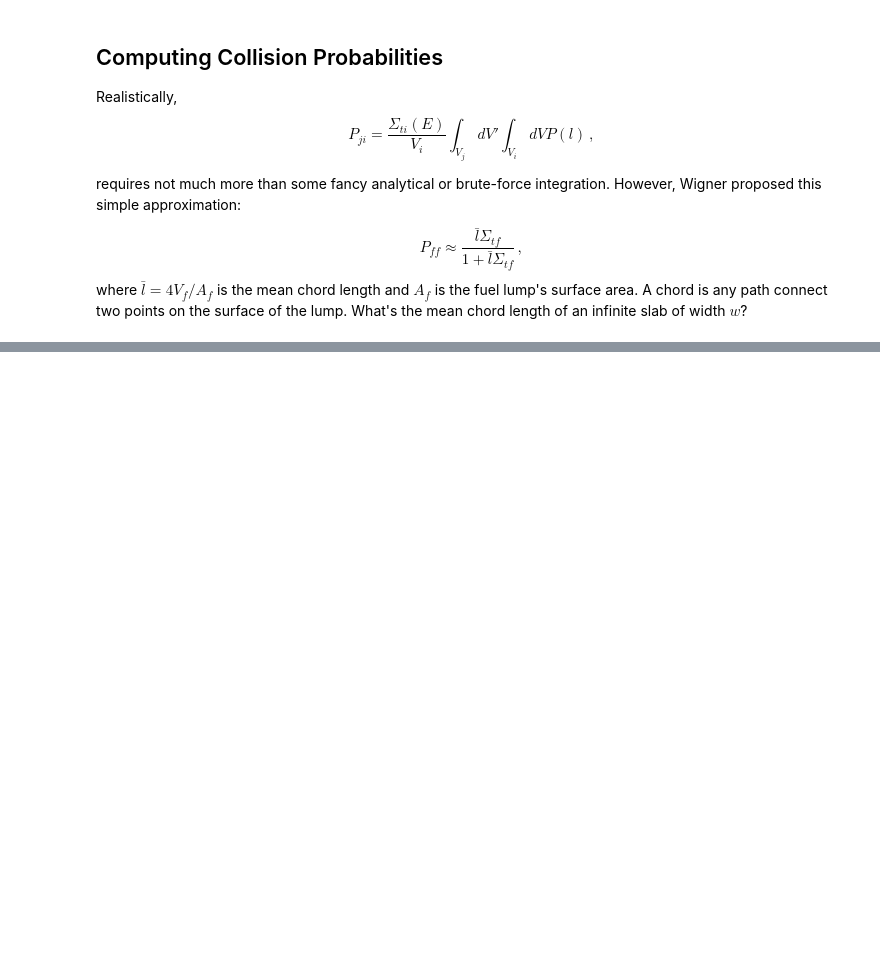
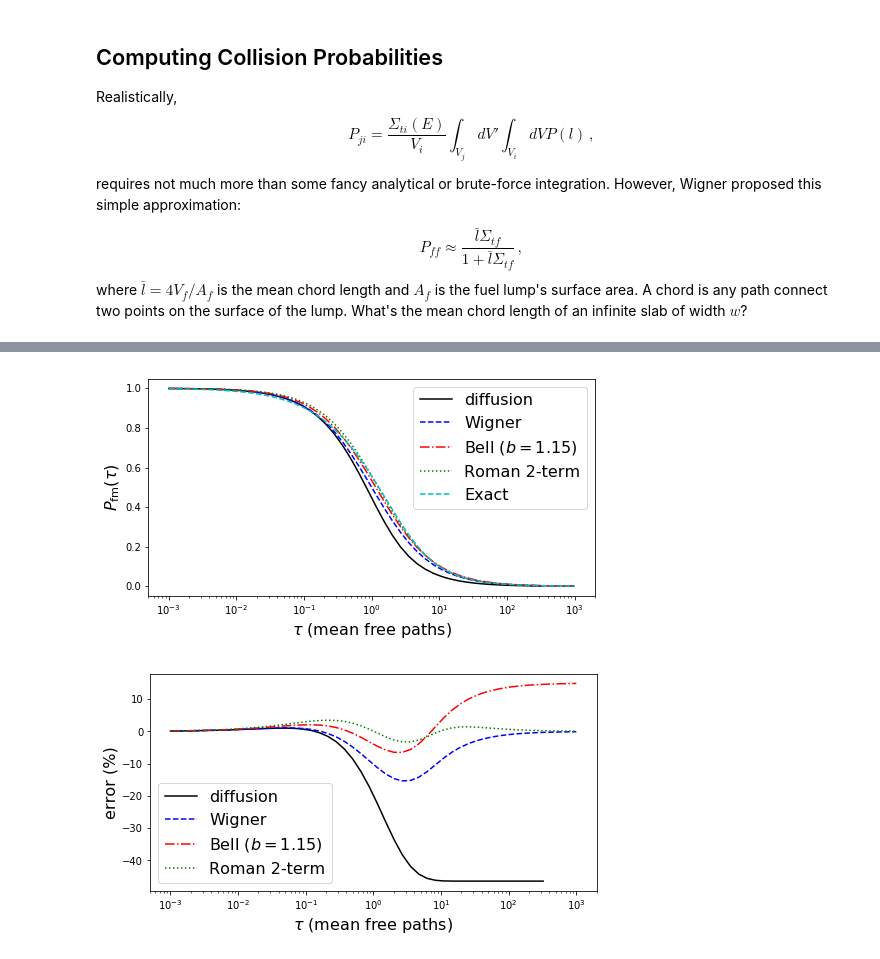
Before and after one commit to robertsj/applied_reactor_physics, a Jupyter notebook: slides/ARP_Lecture_4.ipynb, the cells around one changed output, grey strips where cells are left out. Drawn from its saved outputs; the diff is of its cells as text; code cells hidden in the pictures; blank space fills up the shorter version.

```diff
--- a/slides/ARP_Lecture_4.ipynb
+++ b/slides/ARP_Lecture_4.ipynb
@@ -117,0 +239,37 @@ where $\bar{l} = 4V_f / A_f$ is the mean chord length and $A_f$ is the fuel lump
+# %%
+import numpy as np
+from scipy.special import expn
+tau = np.logspace(-3, 3)
+sqrt = np.sqrt
+exp = np.exp
+Pfm_diffusion = 2*sqrt(3)*(exp(sqrt(3)*tau)-1)/(tau*((3 + 2*sqrt(3))*exp(sqrt(3)*tau) - 2*sqrt(3) + 3))
+Pfm_wigner = 1-tau/(1+tau)
+Pfm_bell = 1-tau/(1.15+tau)
+Pfm_roman = 1.1*(1.4)/(tau+1.4)-0.1*(5.4)/(tau+5.4)
+Pfm_exact =  1/(tau*0.5)*(0.5 - expn(3, tau*0.5))
+# %%
+import matplotlib.pyplot as plt
+
+plt.figure(1, figsize=(8,4))
+plt.semilogx(tau, Pfm_diffusion, 'k-', label='diffusion')
+plt.semilogx(tau, Pfm_wigner, 'b--', label='Wigner')
+plt.semilogx(tau, Pfm_bell, 'r-.', label='Bell ($b=1.15$)')
+plt.semilogx(tau, Pfm_roman, 'g:', label='Roman 2-term')
+plt.semilogx(tau, Pfm_exact, 'c--', label='Exact')
+plt.xlabel('$\\tau$ (mean free paths)',fontsize=16)
+plt.ylabel('$P_{\mathrm{fm}}(\\tau)$', fontsize=16)
+plt.legend(fontsize=16)
+
+plt.figure(2, figsize=(8,4))
+plt.semilogx(tau, 100*(Pfm_diffusion-Pfm_exact)/Pfm_exact, 'k-', label='diffusion')
+plt.semilogx(tau, 100*(Pfm_wigner-Pfm_exact)/Pfm_exact, 'b--', label='Wigner')
+plt.semilogx(tau, 100*(Pfm_bell-Pfm_exact)/Pfm_exact, 'r-.', label='Bell ($b=1.15$)')
+plt.semilogx(tau, 100*(Pfm_roman-Pfm_exact)/Pfm_exact, 'g:', label='Roman 2-term')
+plt.xlabel('$\\tau$ (mean free paths)',fontsize=16)
+plt.ylabel('error (%)', fontsize=16)
+plt.legend(fontsize=16)
+
+plt.show()
+# %% [output]
+[figure, added]
+[figure, added]
```
Also changed, not shown: parts of 19 cells of this notebook, 3 other files.
